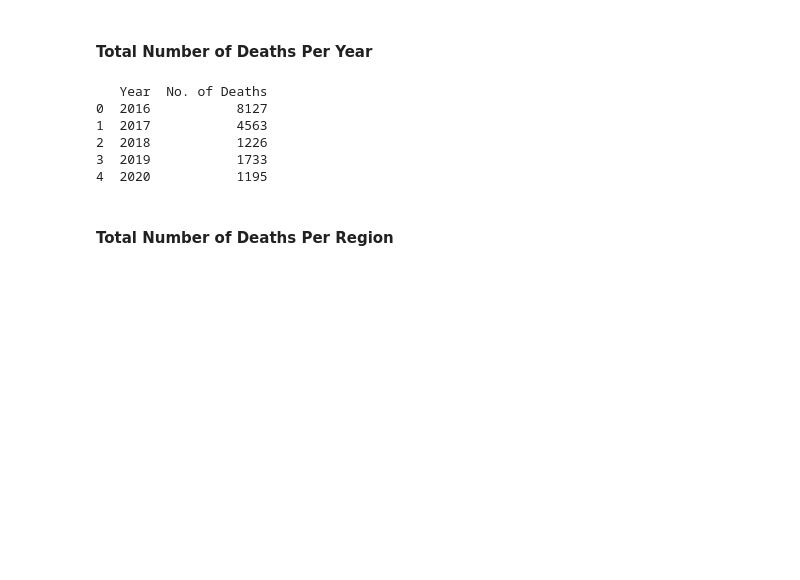
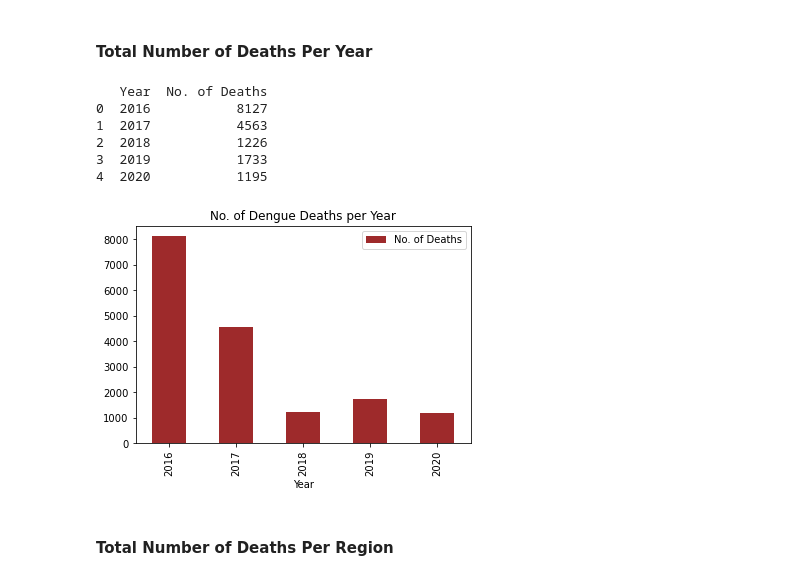
Before and after one commit to lowrainxx/DATA100-FinalProject, a Jupyter notebook: GROUP 2.ipynb, the cells around one changed output. Saved outputs shown, nothing was run; the diff lists cells and outputs as text; code cells hidden in the pictures; blank space fills up the shorter version.

```diff
--- a/GROUP 2.ipynb
+++ b/GROUP 2.ipynb
@@ -221,6 +229,10 @@ print(deaths_year_df)
 2  2018           1226
 3  2019           1733
 4  2020           1195
+# %%
+fig_deaths_year = deaths_year_df.plot.bar(x = "Year", y = "No. of Deaths", color="#9e2a2b", title="No. of Dengue Deaths per Year")
+# %% [output]
+[figure, added]
 # %% [markdown]
 #### Total Number of Deaths Per Region
 # %%
```
Also changed, not shown: parts of 4 cells of this notebook.
